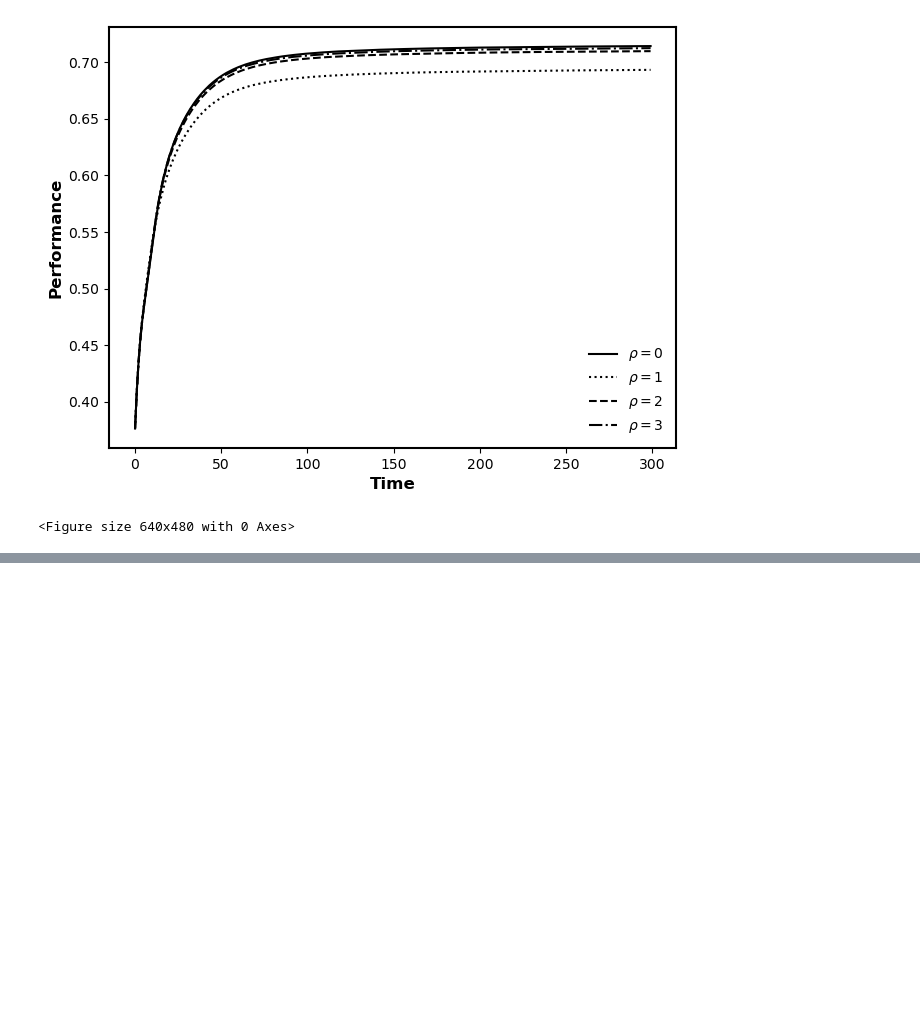
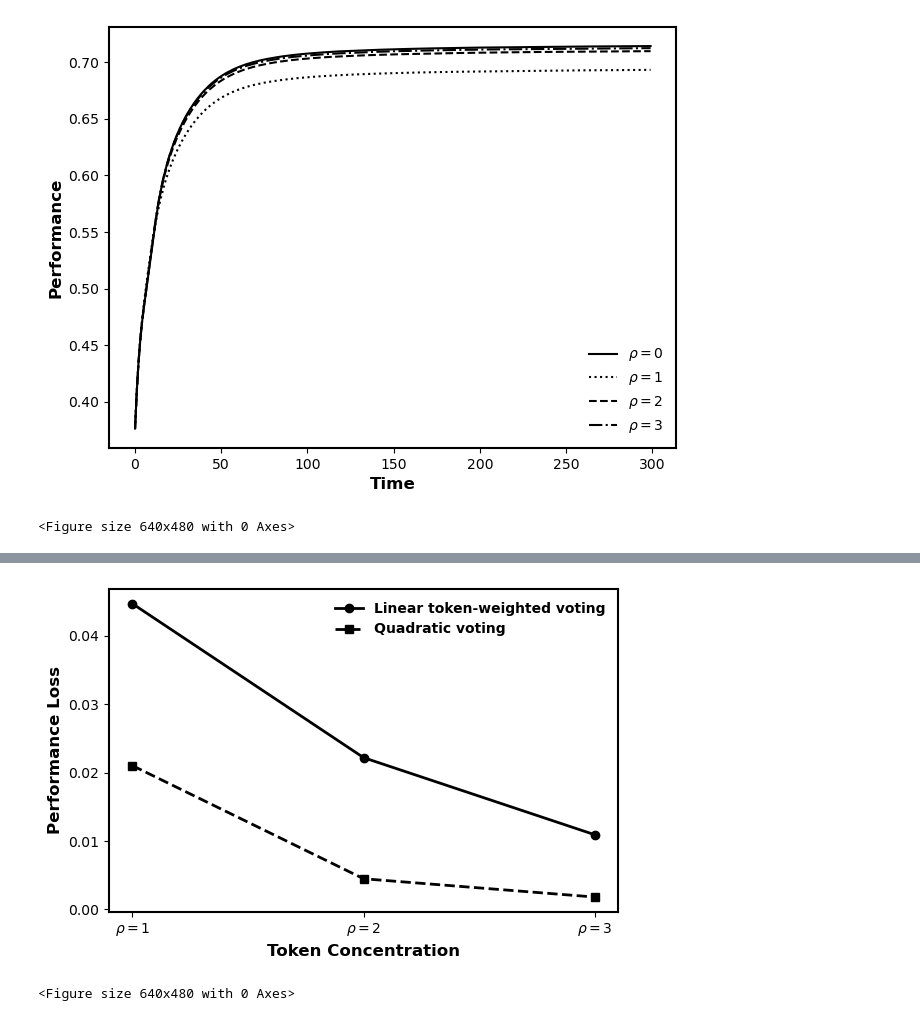
Before and after one commit to GrandJune/DAOs, a Jupyter notebook: V4/Sensitivity/Quadratic_Voting/quadratic_evaluator.ipynb, the cells around one changed output, grey strips where cells are left out. Cells and saved outputs as stored; diff of their text form; code cells hidden in the pictures; blank space fills up the shorter version.

```diff
--- a/V4/Sensitivity/Quadratic_Voting/quadratic_evaluator.ipynb
+++ b/V4/Sensitivity/Quadratic_Voting/quadratic_evaluator.ipynb
@@ -100,0 +125,50 @@ FileNotFoundError: [Errno 2] No such file or directory: 'E:\\data\\dao-0310-23\\
+# %%
+plot_asymmetry_levels = asymmetry_levels[1:]
+
+linear_performance_loss = [
+    linear_final_performance[0] - linear_final_performance[i]
+    for i in range(1, len(asymmetry_levels))
+]
+
+quadratic_performance_loss = [
+    quadratic_final_performance[0] - quadratic_final_performance[i]
+    for i in range(1, len(asymmetry_levels))
+]
+
+fig, ax = plt.subplots(figsize=(6, 4))
+
+ax.spines["left"].set_linewidth(1.5)
+ax.spines["right"].set_linewidth(1.5)
+ax.spines["top"].set_linewidth(1.5)
+ax.spines["bottom"].set_linewidth(1.5)
+
+plt.plot(
+    plot_asymmetry_levels,
+    linear_performance_loss,
+    "k-",
+    marker="o",
+    linewidth=2,
+    label="Linear token-weighted voting"
+)
+
+plt.plot(
+    plot_asymmetry_levels,
+    quadratic_performance_loss,
+    "k--",
+    marker="s",
+    linewidth=2,
+    label="Quadratic voting"
+)
+
+plt.xlabel("Token Concentration", fontweight="bold", fontsize=12)
+plt.ylabel("Performance Loss", fontweight="bold", fontsize=12)
+plt.xticks(plot_asymmetry_levels, [f"$\\rho={i}$" for i in plot_asymmetry_levels])
+plt.legend(frameon=False, fontsize=11, prop=legend_properties)
+
+plt.tight_layout()
+plt.savefig(data_folder + "/Quadratic_vs_linear_asymmetry_mitigation.png", transparent=True, dpi=300)
+plt.show()
+plt.clf()
+# %% [output]
+[figure, added]
+<Figure size 640x480 with 0 Axes>
```
Also changed, not shown: parts of 2 cells of this notebook, 1 other file.
